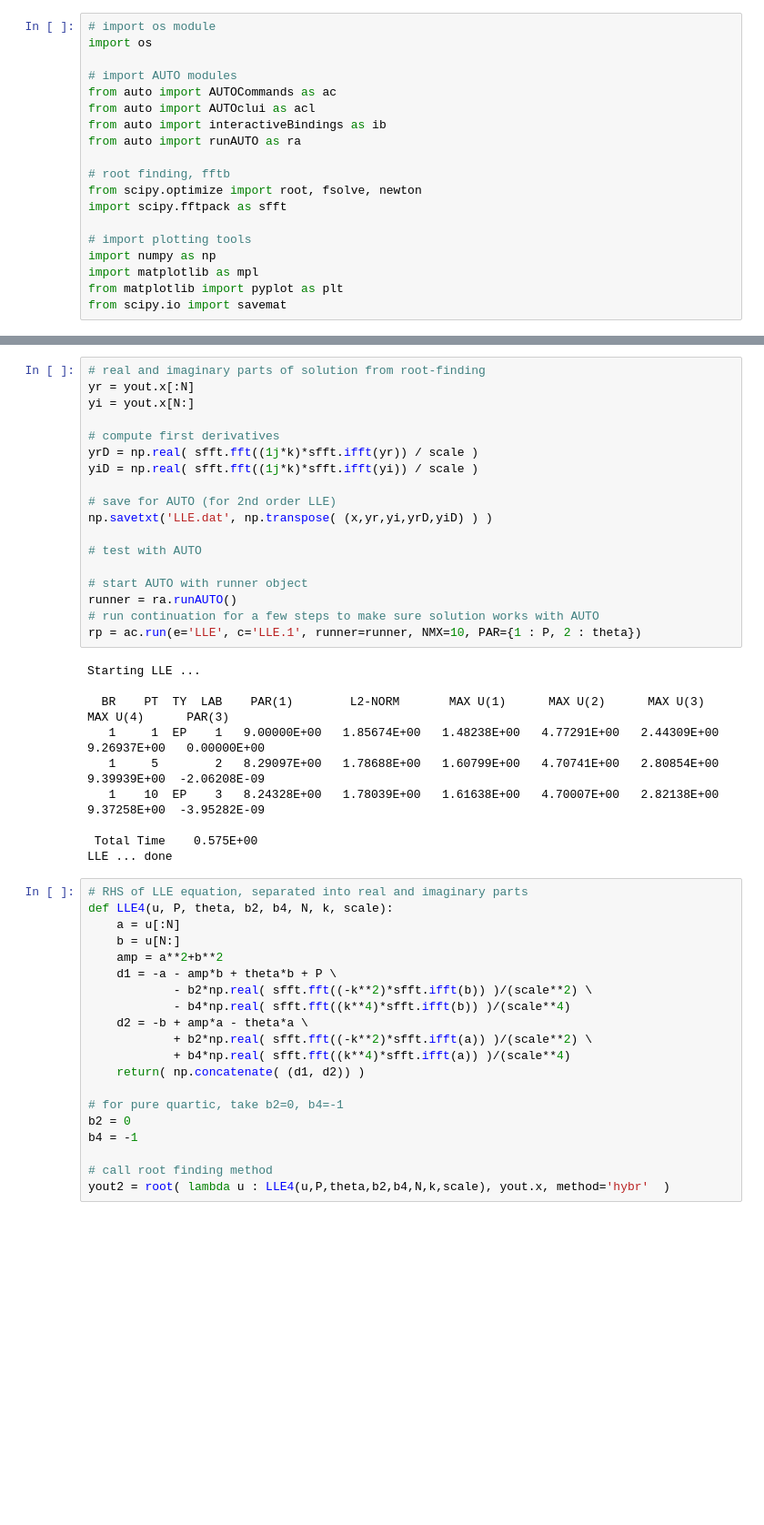
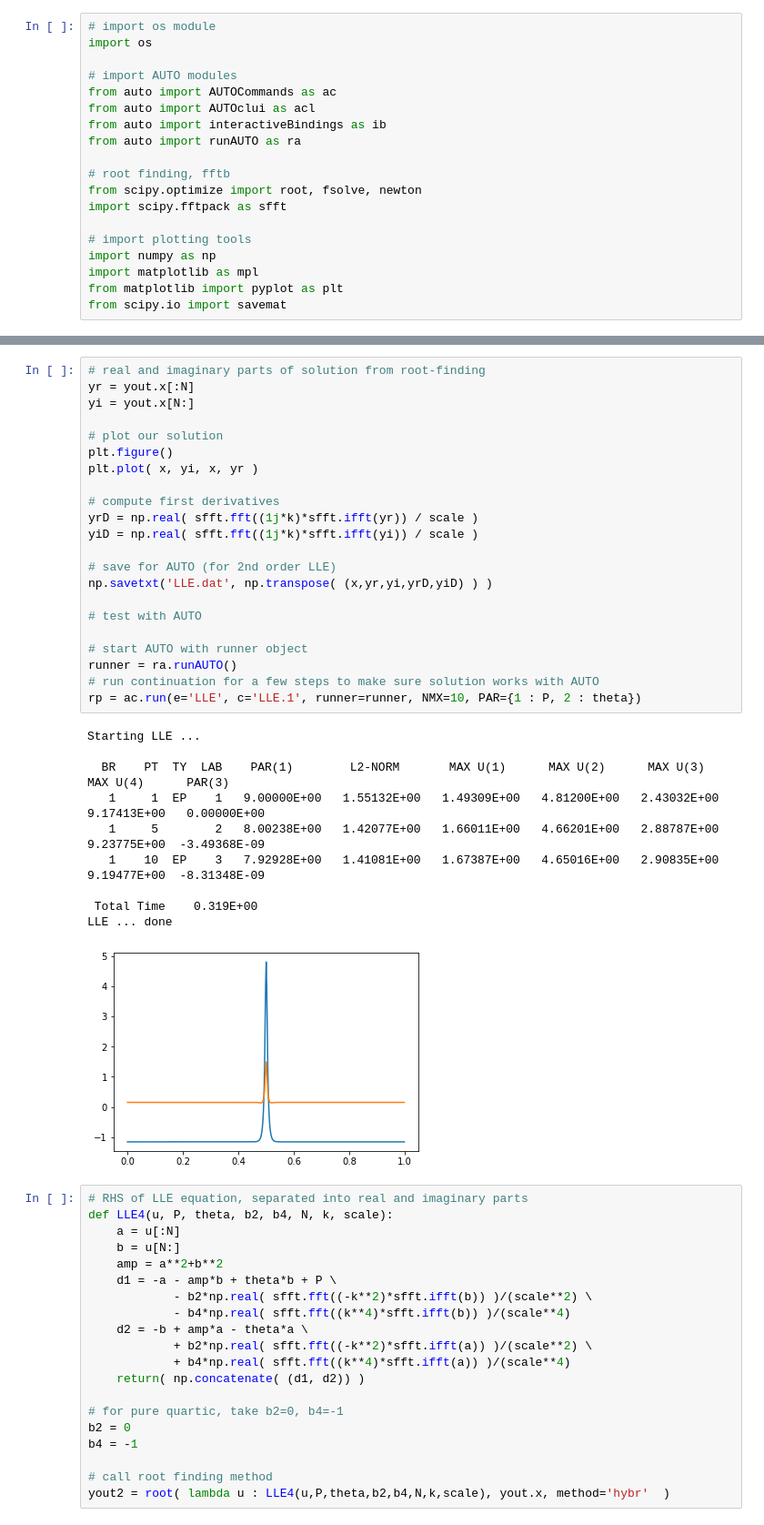
Before and after one commit to rhparker/GLLE, a Jupyter notebook: LLEstart.ipynb, the cells around one changed output, grey strips where cells are left out. Shown: that part at 91% size. Cells and saved outputs as stored; diff of their text form; blank space fills up the shorter version.

```diff
--- a/LLEstart.ipynb
+++ b/LLEstart.ipynb
@@ -75,31 +79,36 @@ yout = root( lambda u : LLE(u,P,theta,N,k,scale), ysep, method='hybr' )
 # %%
 # real and imaginary parts of solution from root-finding
 yr = yout.x[:N]
 yi = yout.x[N:]
+
+# plot our solution
+plt.figure()
+plt.plot( x, yi, x, yr )
 
 # compute first derivatives
 yrD = np.real( sfft.fft((1j*k)*sfft.ifft(yr)) / scale )
 yiD = np.real( sfft.fft((1j*k)*sfft.ifft(yi)) / scale )
 
 # save for AUTO (for 2nd order LLE)
 np.savetxt('LLE.dat', np.transpose( (x,yr,yi,yrD,yiD) ) )
 
 # test with AUTO
 
 # start AUTO with runner object
 runner = ra.runAUTO()
 # run continuation for a few steps to make sure solution works with AUTO
 rp = ac.run(e='LLE', c='LLE.1', runner=runner, NMX=10, PAR={1 : P, 2 : theta})
 # %% [output]
 Starting LLE ...
 
   BR    PT  TY  LAB    PAR(1)        L2-NORM       MAX U(1)      MAX U(2)      MAX U(3)      MAX U(4)      PAR(3)
-   1     1  EP    1   9.00000E+00   1.85674E+00   1.48238E+00   4.77291E+00   2.44309E+00   9.26937E+00   0.00000E+00
-   1     5        2   8.29097E+00   1.78688E+00   1.60799E+00   4.70741E+00   2.80854E+00   9.39939E+00  -2.06208E-09
-   1    10  EP    3   8.24328E+00   1.78039E+00   1.61638E+00   4.70007E+00   2.82138E+00   9.37258E+00  -3.95282E-09
+   1     1  EP    1   9.00000E+00   1.55132E+00   1.49309E+00   4.81200E+00   2.43032E+00   9.17413E+00   0.00000E+00
+   1     5        2   8.00238E+00   1.42077E+00   1.66011E+00   4.66201E+00   2.88787E+00   9.23775E+00  -3.49368E-09
+   1    10  EP    3   7.92928E+00   1.41081E+00   1.67387E+00   4.65016E+00   2.90835E+00   9.19477E+00  -8.31348E-09
 
- Total Time    0.575E+00
+ Total Time    0.319E+00
 LLE ... done
+[figure, added]
 # %%
 # RHS of LLE equation, separated into real and imaginary parts
 def LLE4(u, P, theta, b2, b4, N, k, scale):
```
Also changed, not shown: parts of 3 cells of this notebook, 11 other files.
